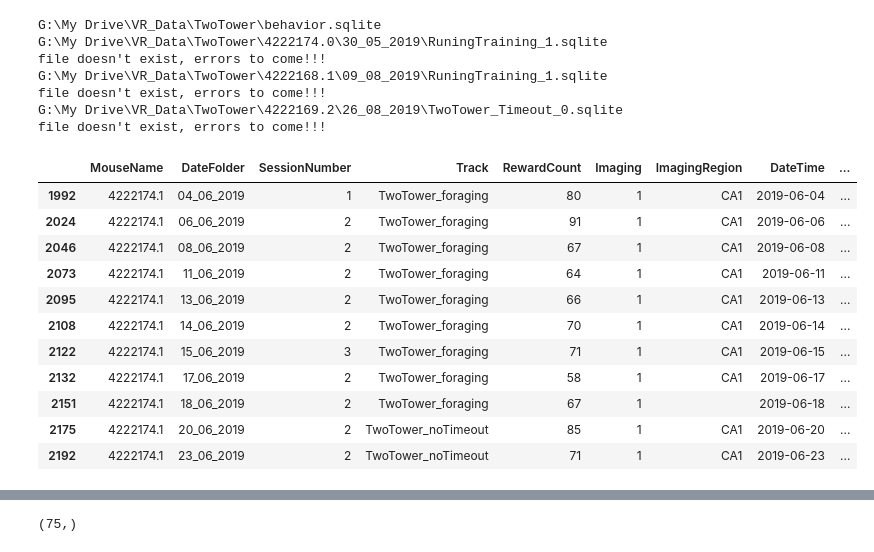
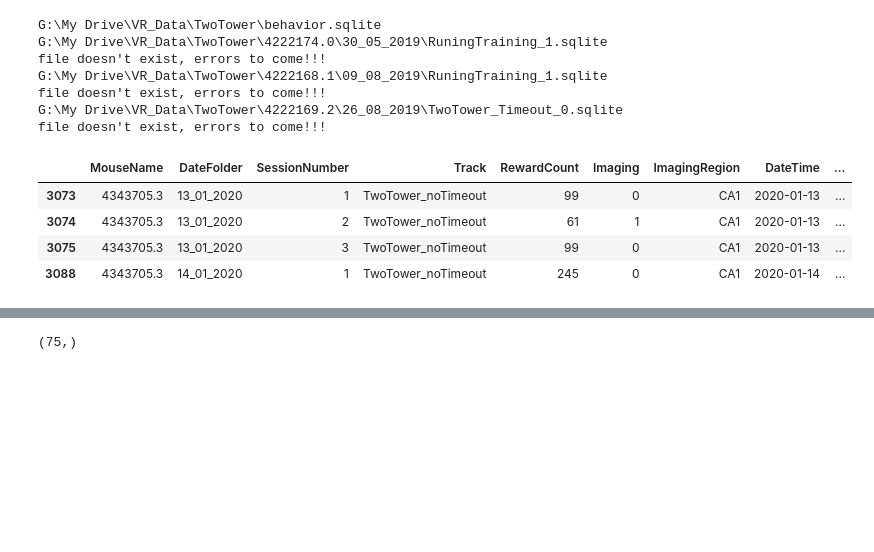
Before and after one commit to GiocomoLab/MightyMorphingPhotonRangers, a Jupyter notebook: SingleSessionBehaviorNB.ipynb, the cells around one changed output, grey strips where cells are left out. Saved outputs shown, nothing was run; the diff lists cells and outputs as text; code cells hidden in the pictures; blank space fills up the shorter version.

```diff
--- a/SingleSessionBehaviorNB.ipynb
+++ b/SingleSessionBehaviorNB.ipynb
@@ -24,7 +24,7 @@ df = pp.load_session_db()
 
 
 df = df[df['RewardCount']>20]
-df = df[df['Imaging']==1]
+# df = df[df['Imaging']==1]
 df = df.sort_values(['MouseName','DateTime','SessionNumber'])
 tracks = 'TwoTower_noTimeout|TwoTower_Timeout|Reversal_noTimeout|Reversal|TwoTower_foraging|FreqMorph_Timeout'
 df = df[df['Track'].str.contains(tracks,regex=True)]
@@ -37,21 +37,14 @@ file doesn't exist, errors to come!!!
 G:\My Drive\VR_Data\TwoTower\4222169.2\26_08_2019\TwoTower_Timeout_0.sqlite
 file doesn't exist, errors to come!!!
 # %%
-mouse = '4222174.1'
+mouse = '4343705.3'
 df_mouse = df[df['MouseName'].str.match(mouse)]
 # df_mouse = df_mouse[df_mouse['Track'].str.match('TwoTower_noTimeout') | df_mouse['Track'].str.match('TwoTower_Timeout')]
 df_mouse
 # %% [output]
 |  | MouseName | DateFolder | SessionNumber | Track | RewardCount | Imaging | ImagingRegion | DateTime | ... |
-| 1992 | 4222174.1 | 04_06_2019 | 1 | TwoTower_foraging | 80 | 1 | CA1 | 2019-06-04 | ... |
-| 2024 | 4222174.1 | 06_06_2019 | 2 | TwoTower_foraging | 91 | 1 | CA1 | 2019-06-06 | ... |
-| 2046 | 4222174.1 | 08_06_2019 | 2 | TwoTower_foraging | 67 | 1 | CA1 | 2019-06-08 | ... |
-| 2073 | 4222174.1 | 11_06_2019 | 2 | TwoTower_foraging | 64 | 1 | CA1 | 2019-06-11 | ... |
-| 2095 | 4222174.1 | 13_06_2019 | 2 | TwoTower_foraging | 66 | 1 | CA1 | 2019-06-13 | ... |
-| 2108 | 4222174.1 | 14_06_2019 | 2 | TwoTower_foraging | 70 | 1 | CA1 | 2019-06-14 | ... |
-| 2122 | 4222174.1 | 15_06_2019 | 3 | TwoTower_foraging | 71 | 1 | CA1 | 2019-06-15 | ... |
-| 2132 | 4222174.1 | 17_06_2019 | 2 | TwoTower_foraging | 58 | 1 | CA1 | 2019-06-17 | ... |
-| 2151 | 4222174.1 | 18_06_2019 | 2 | TwoTower_foraging | 67 | 1 |  | 2019-06-18 | ... |
-| 2175 | 4222174.1 | 20_06_2019 | 2 | TwoTower_noTimeout | 85 | 1 | CA1 | 2019-06-20 | ... |
-| 2192 | 4222174.1 | 23_06_2019 | 2 | TwoTower_noTimeout | 71 | 1 | CA1 | 2019-06-23 | ... |
+| 3073 | 4343705.3 | 13_01_2020 | 1 | TwoTower_noTimeout | 99 | 0 | CA1 | 2020-01-13 | ... |
+| 3074 | 4343705.3 | 13_01_2020 | 2 | TwoTower_noTimeout | 61 | 1 | CA1 | 2020-01-13 | ... |
+| 3075 | 4343705.3 | 13_01_2020 | 3 | TwoTower_noTimeout | 99 | 0 | CA1 | 2020-01-13 | ... |
+| 3088 | 4343705.3 | 14_01_2020 | 1 | TwoTower_noTimeout | 245 | 0 | CA1 | 2020-01-14 | ... |
 # %%
```
Also changed, not shown: parts of 2 cells of this notebook, 4 other files.
